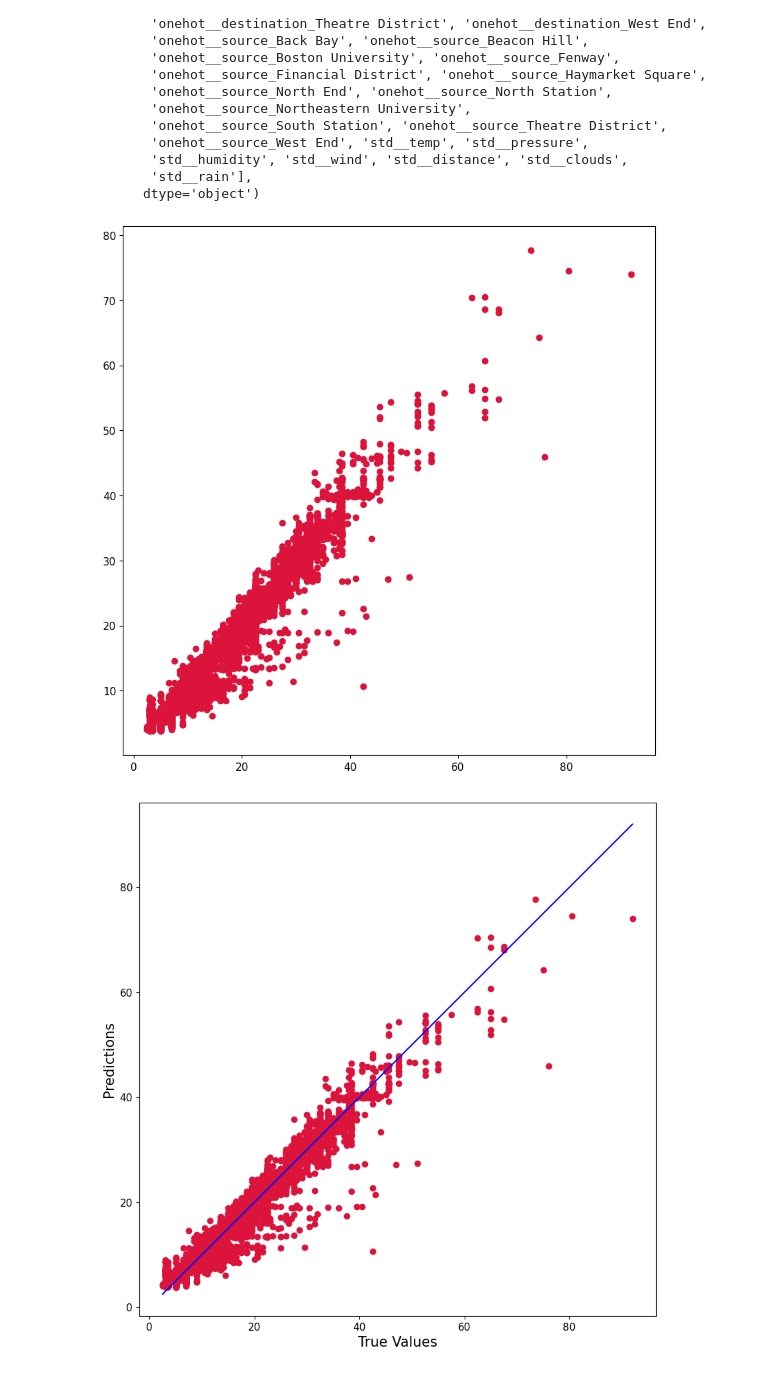
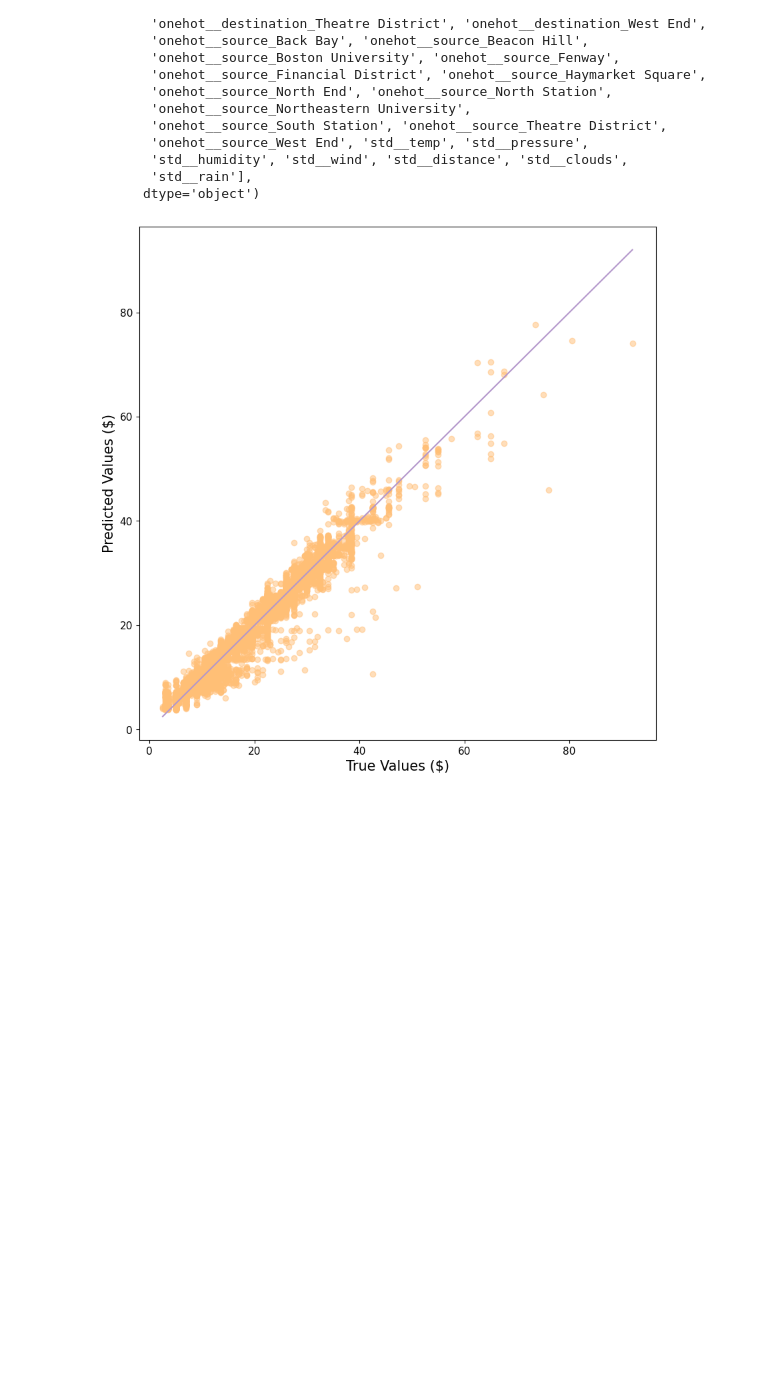
Before and after one commit to WWWW0203/data1030Project, a Jupyter notebook: DATA1030midtermproject.ipynb, the cells around one changed output. Saved outputs shown, nothing was run; the diff lists cells and outputs as text; code cells hidden in the pictures; blank space fills up the shorter version.

```diff
--- a/DATA1030midtermproject.ipynb
+++ b/DATA1030midtermproject.ipynb
@@ -1690,15 +1691,15 @@ Index(['ord__ride_type', 'ord__surge_multiplier', 'ord__Hour_of_day',
       dtype='object')
 # %%
 plt.figure(figsize=(10,10))
-plt.scatter(y_test, y_test_pred, c='crimson')
+plt.scatter(y_test, y_test_pred, alpha = 0.5, color ='#FFBF76')
 
 p1 = max(max(y_test_pred), max(y_test))
 p2 = min(min(y_test_pred), min(y_test))
-plt.plot([p1, p2], [p1, p2], 'b-')
-plt.xlabel('True Values', fontsize=15)
-plt.ylabel('Predictions', fontsize=15)
-plt.axis('equal')
+plt.plot([p1, p2], [p1, p2], color = '#B396CB')
+plt.xlabel('True Values ($)', fontsize=15)
+plt.ylabel('Predicted Values ($)', fontsize=15)
+#plt.axis('equal')
+plt.savefig("/Users/winniezhang/Desktop/data1030_project/predicted_vs_true.png", format='png', dpi = 1200)
 plt.show()
 # %% [output]
-[figure, old version]
+[figure, new version]
-[figure, removed]
```
Also changed, not shown: parts of 2 cells of this notebook.
